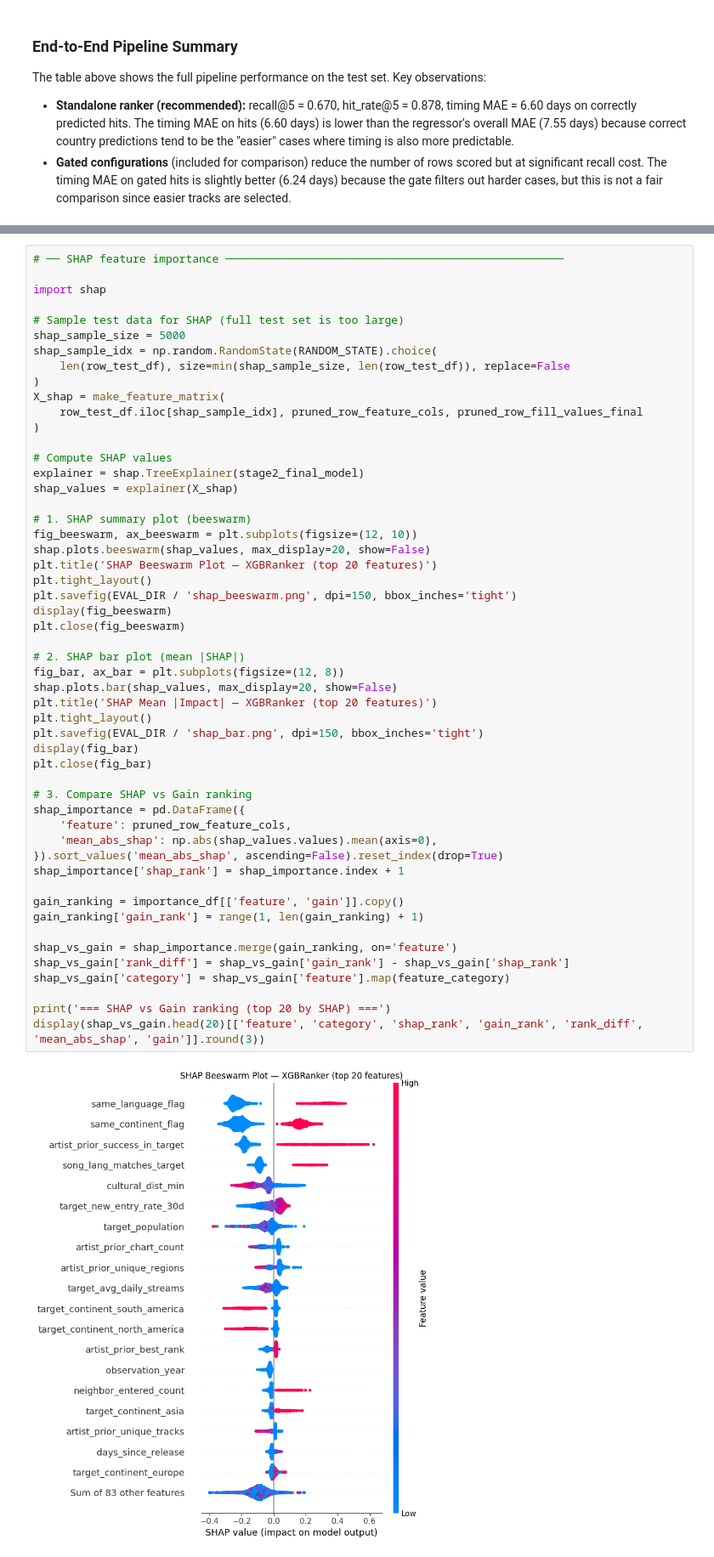
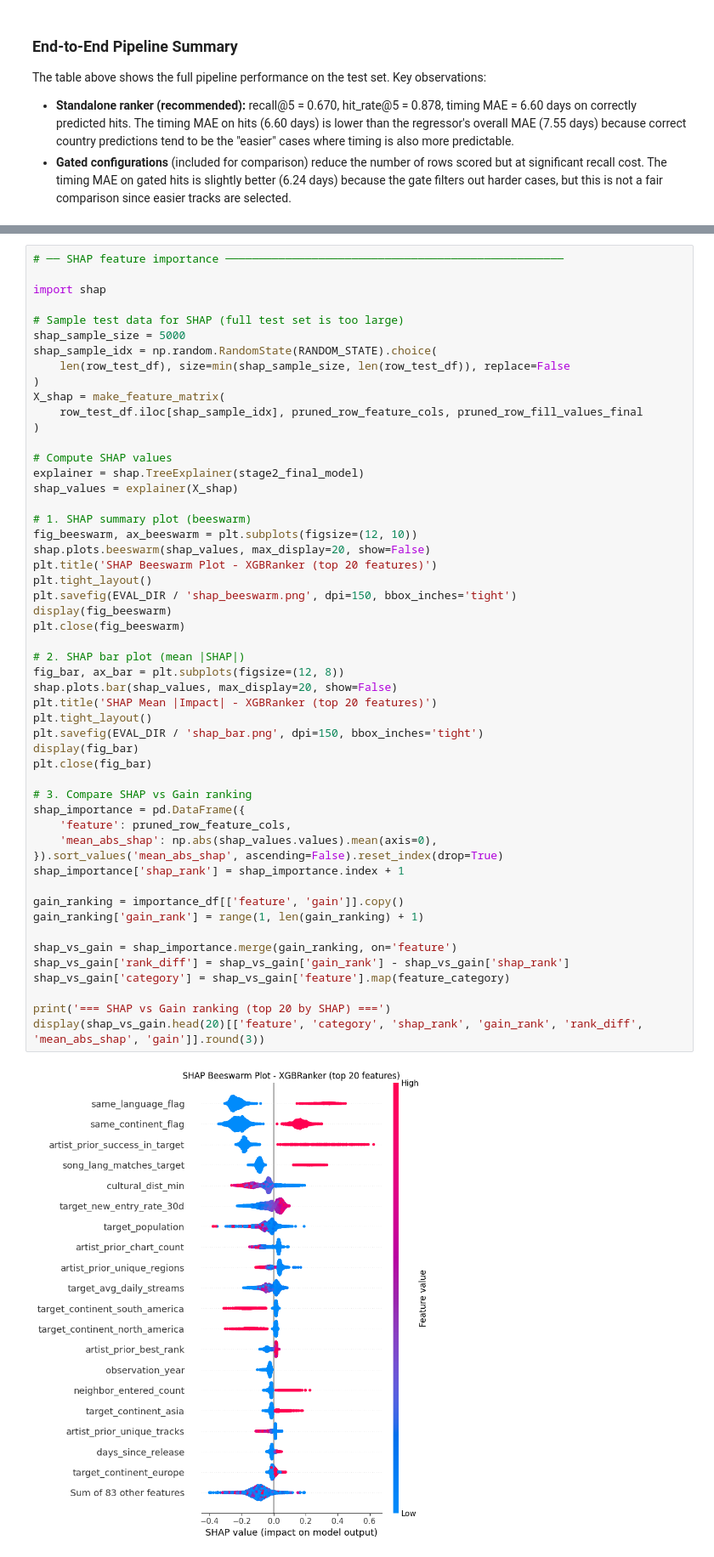
Before and after one commit to mchlkan/ML_Group_AB, a Jupyter notebook: notebooks/05_final_pipeline.ipynb, the cells around one changed output, grey strips where cells are left out. Shown at 85% size. Cells and saved outputs as stored; diff of their text form.

```diff
--- a/notebooks/05_final_pipeline.ipynb
+++ b/notebooks/05_final_pipeline.ipynb
@@ -2737,36 +2705,36 @@ shap_values = explainer(X_shap)
 # 1. SHAP summary plot (beeswarm)
 fig_beeswarm, ax_beeswarm = plt.subplots(figsize=(12, 10))
 shap.plots.beeswarm(shap_values, max_display=20, show=False)
-plt.title('SHAP Beeswarm Plot — XGBRanker (top 20 features)')
+plt.title('SHAP Beeswarm Plot - XGBRanker (top 20 features)')
 plt.tight_layout()
 plt.savefig(EVAL_DIR / 'shap_beeswarm.png', dpi=150, bbox_inches='tight')
 display(fig_beeswarm)
 plt.close(fig_beeswarm)
 
 # 2. SHAP bar plot (mean |SHAP|)
 fig_bar, ax_bar = plt.subplots(figsize=(12, 8))
 shap.plots.bar(shap_values, max_display=20, show=False)
-plt.title('SHAP Mean |Impact| — XGBRanker (top 20 features)')
+plt.title('SHAP Mean |Impact| - XGBRanker (top 20 features)')
 plt.tight_layout()
 plt.savefig(EVAL_DIR / 'shap_bar.png', dpi=150, bbox_inches='tight')
 display(fig_bar)
 plt.close(fig_bar)
 
 # 3. Compare SHAP vs Gain ranking
 shap_importance = pd.DataFrame({
     'feature': pruned_row_feature_cols,
     'mean_abs_shap': np.abs(shap_values.values).mean(axis=0),
 }).sort_values('mean_abs_shap', ascending=False).reset_index(drop=True)
 shap_importance['shap_rank'] = shap_importance.index + 1
 
 gain_ranking = importance_df[['feature', 'gain']].copy()
 gain_ranking['gain_rank'] = range(1, len(gain_ranking) + 1)
 
 shap_vs_gain = shap_importance.merge(gain_ranking, on='feature')
 shap_vs_gain['rank_diff'] = shap_vs_gain['gain_rank'] - shap_vs_gain['shap_rank']
 shap_vs_gain['category'] = shap_vs_gain['feature'].map(feature_category)
 
 print('=== SHAP vs Gain ranking (top 20 by SHAP) ===')
 display(shap_vs_gain.head(20)[['feature', 'category', 'shap_rank', 'gain_rank', 'rank_diff', 'mean_abs_shap', 'gain']].round(3))
 # %% [output]
-[figure, old version]
+[figure, new version]
```
Also changed, not shown: parts of 38 cells of this notebook, 8 other files.
